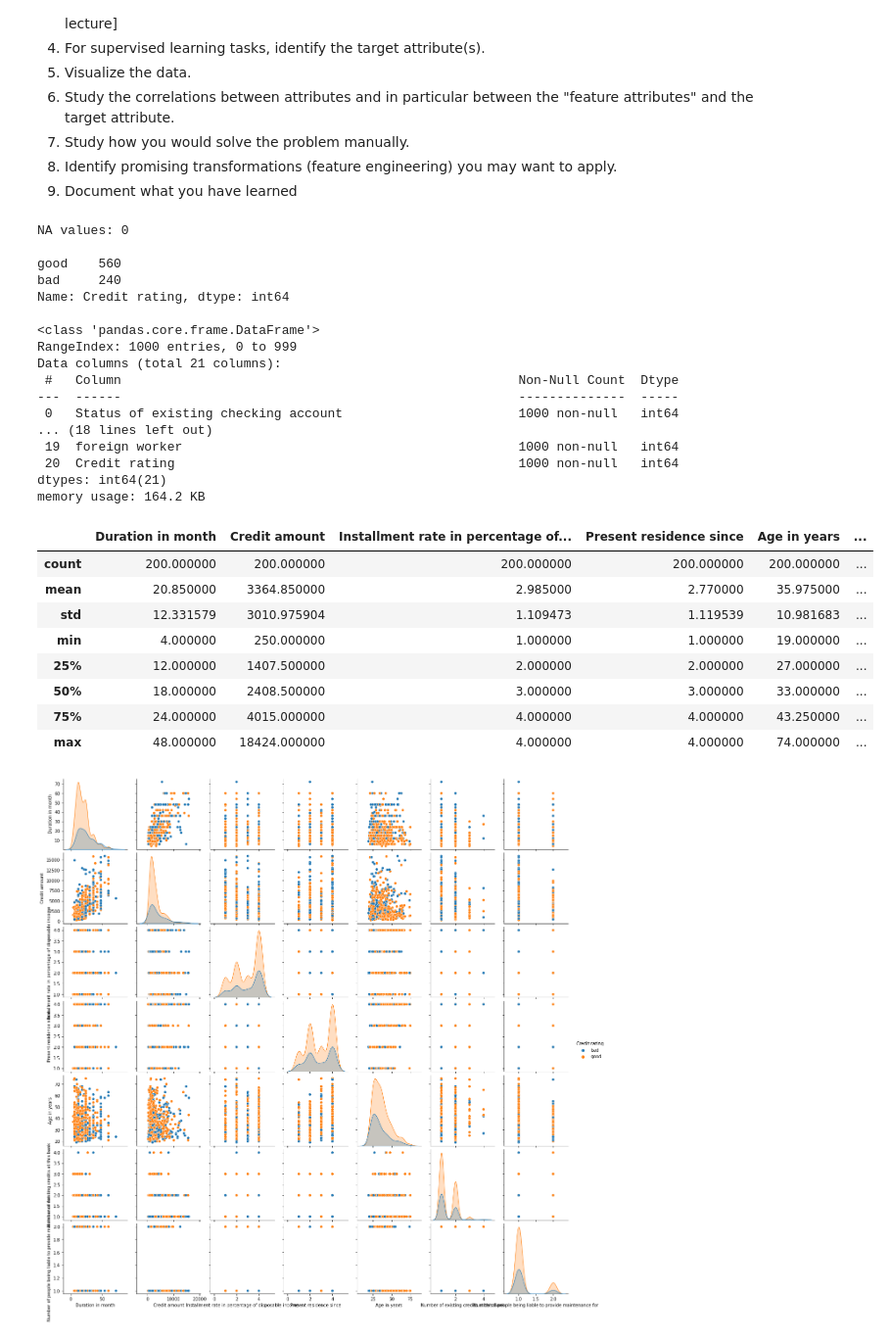
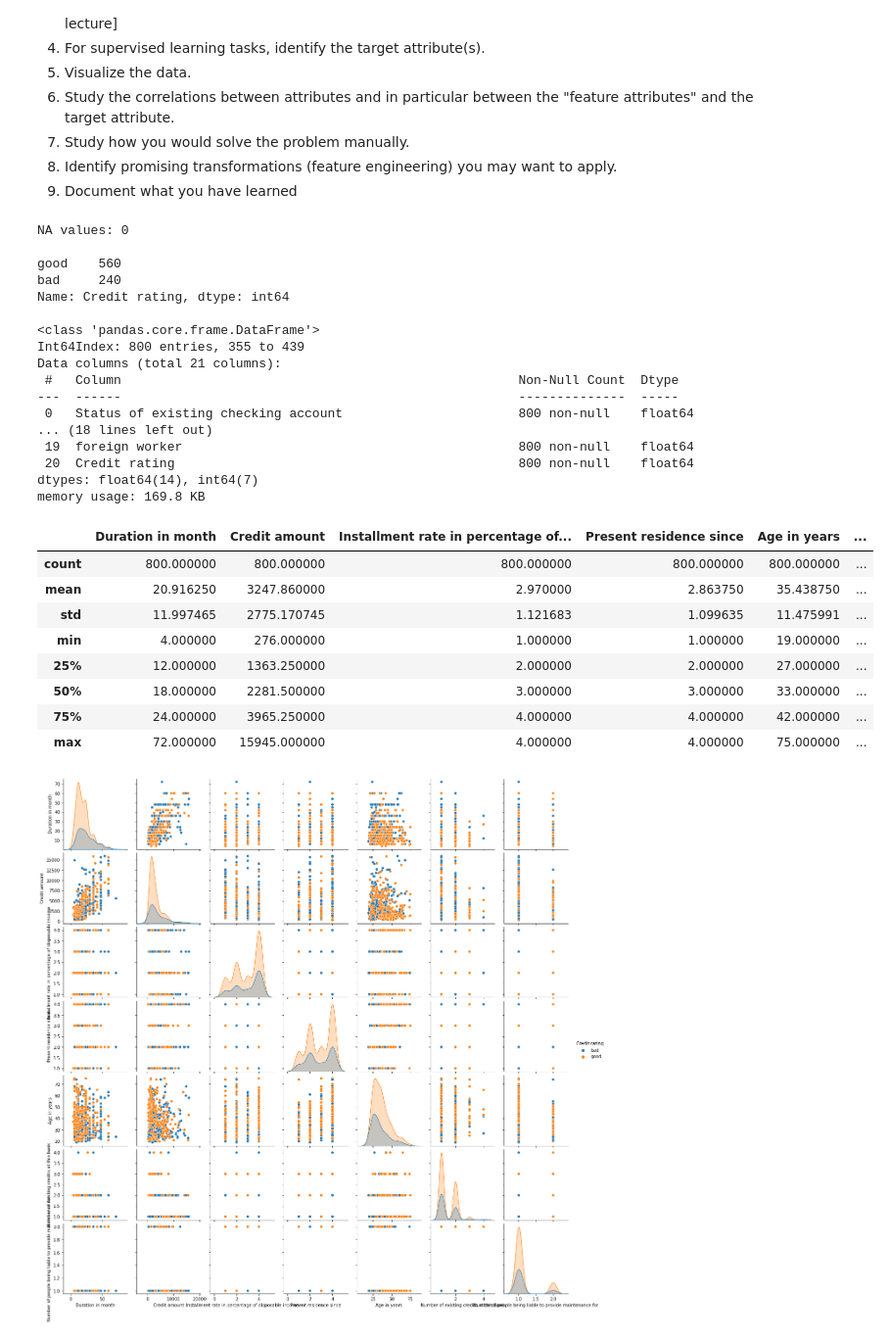
Before and after one commit to dennismgoetz/HoML-Credit-Data, a Jupyter notebook: Data Understanding.ipynb, the cells around one changed output. Shown: that part at 98% size. Saved outputs shown, nothing was run; the diff lists cells and outputs as text; code cells hidden in the pictures.

```diff
--- a/Data Understanding.ipynb
+++ b/Data Understanding.ipynb
@@ -246,8 +351,8 @@ print('NA values: {}\n'.format(np.sum(np.sum(train_set.isna()))))
 # Check rate of target values
 print('{}\n'.format(train_set['Credit rating'].value_counts())) #slightly imbalanced; most of samples have a 'good' or '1' credit rating!
 
-# Check data types
-data_values_dummies.info()
+# Check data types of encoded DF
+data_encoded.info() #no objects anymore!
 # %% [output]
 NA values: 0
 
@@ -256,29 +361,29 @@ bad     240
 Name: Credit rating, dtype: int64
 
 <class 'pandas.core.frame.DataFrame'>
-RangeIndex: 1000 entries, 0 to 999
+Int64Index: 800 entries, 355 to 439
 Data columns (total 21 columns):
  #   Column                                                    Non-Null Count  Dtype
 ---  ------                                                    --------------  -----
- 0   Status of existing checking account                       1000 non-null   int64
+ 0   Status of existing checking account                       800 non-null    float64
 ... (18 lines left out)
- 19  foreign worker                                            1000 non-null   int64
- 20  Credit rating                                             1000 non-null   int64
-dtypes: int64(21)
-memory usage: 164.2 KB
+ 19  foreign worker                                            800 non-null    float64
+ 20  Credit rating                                             800 non-null    float64
+dtypes: float64(14), int64(7)
+memory usage: 169.8 KB
 # %%
 # Get some statistics from numerical attributes
-test_set.describe()
+train_set.describe()
 # %% [output]
 |  | Duration in month | Credit amount | Installment rate in percentage of... | Present residence since | Age in years | ... |
-| count | 200.000000 | 200.000000 | 200.000000 | 200.000000 | 200.000000 | ... |
-| mean | 20.850000 | 3364.850000 | 2.985000 | 2.770000 | 35.975000 | ... |
-| std | 12.331579 | 3010.975904 | 1.109473 | 1.119539 | 10.981683 | ... |
-| min | 4.000000 | 250.000000 | 1.000000 | 1.000000 | 19.000000 | ... |
-| 25% | 12.000000 | 1407.500000 | 2.000000 | 2.000000 | 27.000000 | ... |
-| 50% | 18.000000 | 2408.500000 | 3.000000 | 3.000000 | 33.000000 | ... |
-| 75% | 24.000000 | 4015.000000 | 4.000000 | 4.000000 | 43.250000 | ... |
-| max | 48.000000 | 18424.000000 | 4.000000 | 4.000000 | 74.000000 | ... |
+| count | 800.000000 | 800.000000 | 800.000000 | 800.000000 | 800.000000 | ... |
+| mean | 20.916250 | 3247.860000 | 2.970000 | 2.863750 | 35.438750 | ... |
+| std | 11.997465 | 2775.170745 | 1.121683 | 1.099635 | 11.475991 | ... |
+| min | 4.000000 | 276.000000 | 1.000000 | 1.000000 | 19.000000 | ... |
+| 25% | 12.000000 | 1363.250000 | 2.000000 | 2.000000 | 27.000000 | ... |
+| 50% | 18.000000 | 2281.500000 | 3.000000 | 3.000000 | 33.000000 | ... |
+| 75% | 24.000000 | 3965.250000 | 4.000000 | 4.000000 | 42.000000 | ... |
+| max | 72.000000 | 15945.000000 | 4.000000 | 4.000000 | 75.000000 | ... |
 # %%
 # Pairplotting the numerical columns
 # scatter_matrix(data_train, c=y_train, figsize=(30,30), marker='o',
```
Also changed, not shown: parts of 40 cells of this notebook, 1 other file.
